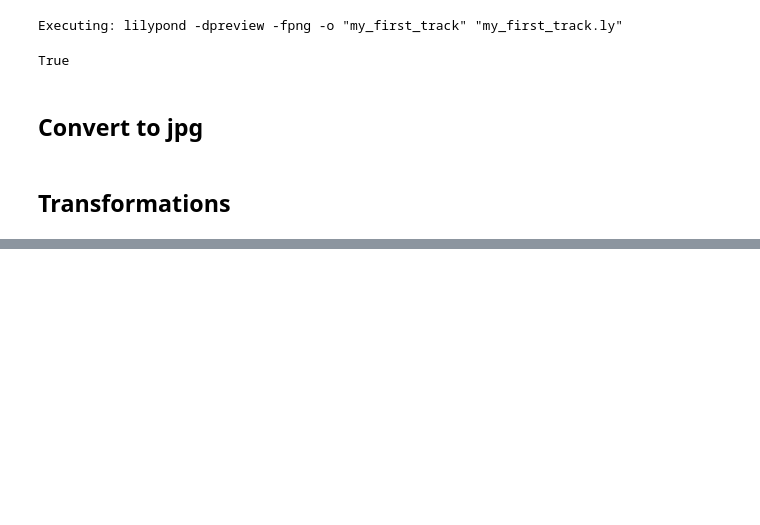
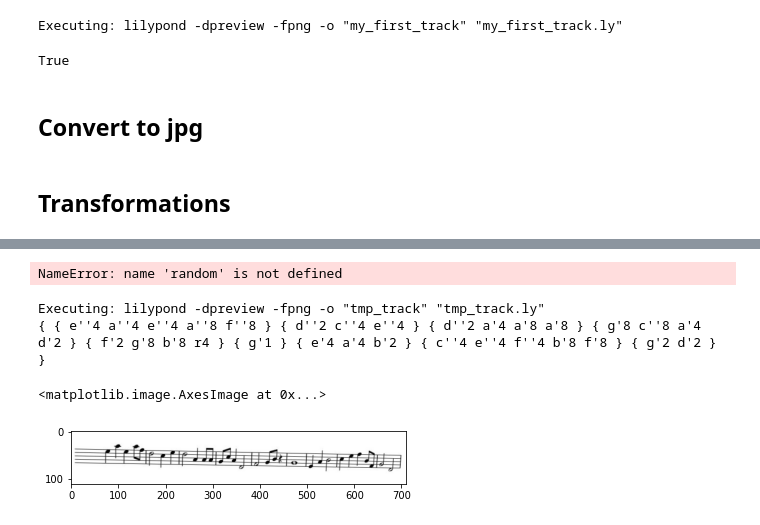
Before and after one commit to Flukasiew/ColabExperiments, a Jupyter notebook: DatasetGeneration.ipynb, the cells around one changed output, grey strips where cells are left out. Cells and saved outputs as stored; diff of their text form; code cells hidden in the pictures; blank space fills up the shorter version.

Commit message:
Generating Script
Generating script and notebook change allowing for checking the
generated songs

```diff
--- a/DatasetGeneration.ipynb
+++ b/DatasetGeneration.ipynb
@@ -429,0 +404,24 @@ im.save("waped_track.jpg")
+# %%
+x_range = 10
+y_range = 10
+z_range = 10
+beats = random.choices([3,4],weights=[0.25,0.75], k=1)[0]
+count = int(random.uniform(1,5))
+# %% [output]
+NameError: name 'random' is not defined
+# %%
+track = NewTrack(beats,count,withChromatics=False,with16=False)
+track_string = LilyPond.from_Track(track)
+track_string_clean = CleanTrack(track_string)
+GenerateCropped(track_string_clean,"tmp_track")
+imgConvert("tmp_track.preview.png", "tmp_track.jpg")
+src   = cv2.imread('tmp_track.jpg')
+src    = src[...,::-1] # BGR to RGB
+im = randomWarpImage(src,x_range,y_range,z_range)
+print(track_string)
+plt.imshow(im)
+# %% [output]
+Executing: lilypond -dpreview -fpng -o "tmp_track" "tmp_track.ly"
+{ { e''4 a''4 e''4 a''8 f''8 } { d''2 c''4 e''4 } { d''2 a'4 a'8 a'8 } { g'8 c''8 a'4 d'2 } { f'2 g'8 b'8 r4 } { g'1 } { e'4 a'4 b'2 } { c''4 e''4 f''4 b'8 f'8 } { g'2 d'2 } }
+<matplotlib.image.AxesImage at 0x...>
+[figure, added]
```
Also changed, not shown: parts of 13 cells of this notebook, 1 other file.
